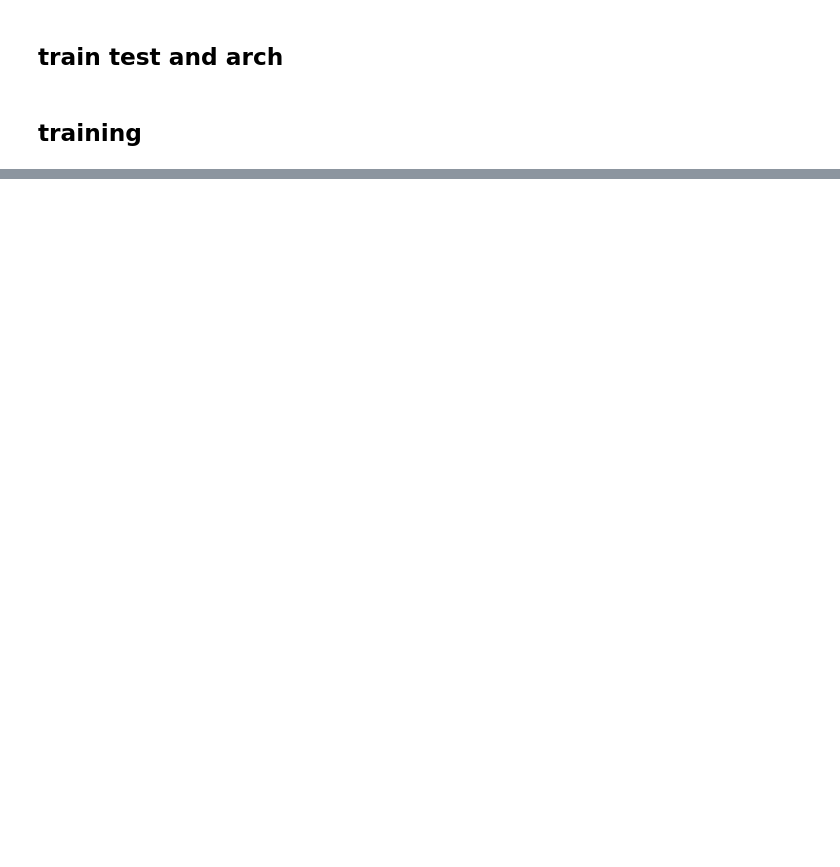
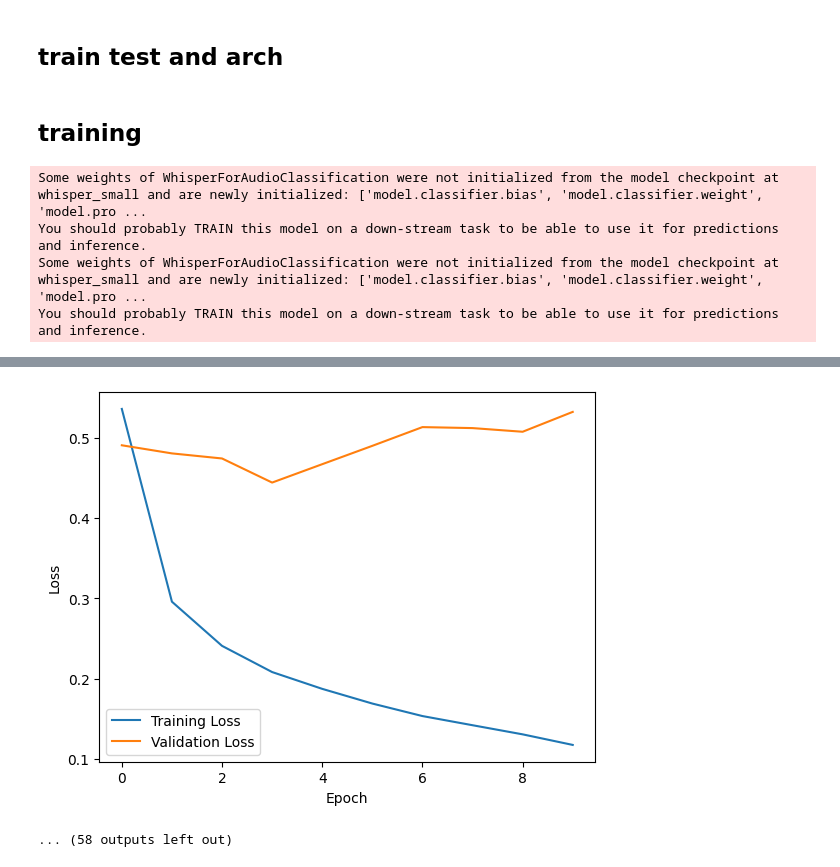
Before and after one commit to alishendabadi/AttentivePoolingWhisperSER, a Jupyter notebook: whisper_att_aug_kfold.ipynb, the cells around one changed output, grey strips where cells are left out. Saved outputs shown, nothing was run; the diff lists cells and outputs as text; code cells hidden in the pictures; blank space fills up the shorter version.

```diff
--- a/whisper_att_aug_kfold.ipynb
+++ b/whisper_att_aug_kfold.ipynb
@@ -42,7 +44,7 @@ device
 # %%
 reset_seed(42)
 
-whisper_tiny_processor = WhisperProcessor.from_pretrained('w_tiny')
+whisper_tiny_processor = WhisperProcessor.from_pretrained('whisper_small')
 
 
 emo2num = {
@@ -212,7 +234,7 @@ folds_indices = [train_index1, train_index2, train_index3, train_index4, train_i
 ## train test and arch
 # %%
 reset_seed(42)
-def train(model, model_name, optimizer, loss_fn, train_loader, val_loader, epochs =40, patience=4):
+def train(model, model_name, optimizer, loss_fn, train_loader, val_loader, epochs =10, patience=4):
   training_losses = []
   valid_losses = []
   durations = []
@@ -445,9 +467,9 @@ for trainset_indices, trainset, valset in zip(folds_indices, folds_trains, folds
 
     model.to(device)
 
-    optimizer = torch.optim.Adam(model.parameters(), lr=0.001)
+    optimizer = torch.optim.Adam(model.parameters(), lr=0.0001)
 
-    training_losses1, valid_losses1 = train(model, f'whisper_tiny_aug_fold{counter}', optimizer, torch.nn.CrossEntropyLoss(), train_loader, val_loader, patience=40)
+    training_losses1, valid_losses1 = train(model, f'whisper_small_att_aug_fold{counter}', optimizer, torch.nn.CrossEntropyLoss(), train_loader, val_loader, patience=10)
 
 
     plt.plot(training_losses1, label='Training Loss')
@@ -457,6 +479,11 @@ for trainset_indices, trainset, valset in zip(folds_indices, folds_trains, folds
     plt.legend()
     plt.show()
 
-    model.load_state_dict(torch.load(f'whisper_tiny_aug_fold{counter}.bin'))
+    model.load_state_dict(torch.load(f'whisper_small_att_aug_fold{counter}.bin'))
     test(model, torch.nn.CrossEntropyLoss(), val_loader)
     counter += 1
+# %% [output]
+Some weights of WhisperForAudioClassification were not initialized from the model checkpoint at whisper_small and are newly initialized: ['model.classifier.bias', 'model.classifier.weight', 'model.pro ...
+You should probably TRAIN this model on a down-stream task to be able to use it for predictions and inference.
+Some weights of WhisperForAudioClassification were not initialized from the model checkpoint at whisper_small and are newly initialized: ['model.classifier.bias', 'model.classifier.weight', 'model.pro ...
+You should probably TRAIN this model on a down-stream task to be able to use it for predictions and inference.
@@ -462,0 +501,2 @@ for trainset_indices, trainset, valset in zip(folds_indices, folds_trains, folds
+[figure, added]
+... (58 outputs left out)
```
Also changed, not shown: parts of 12 cells of this notebook, 2 other files.
